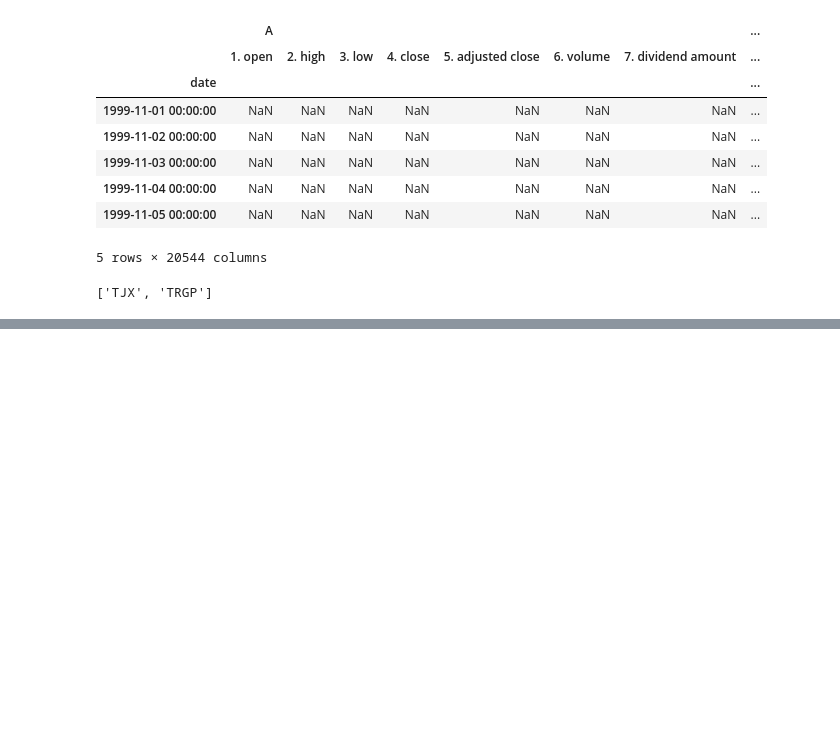
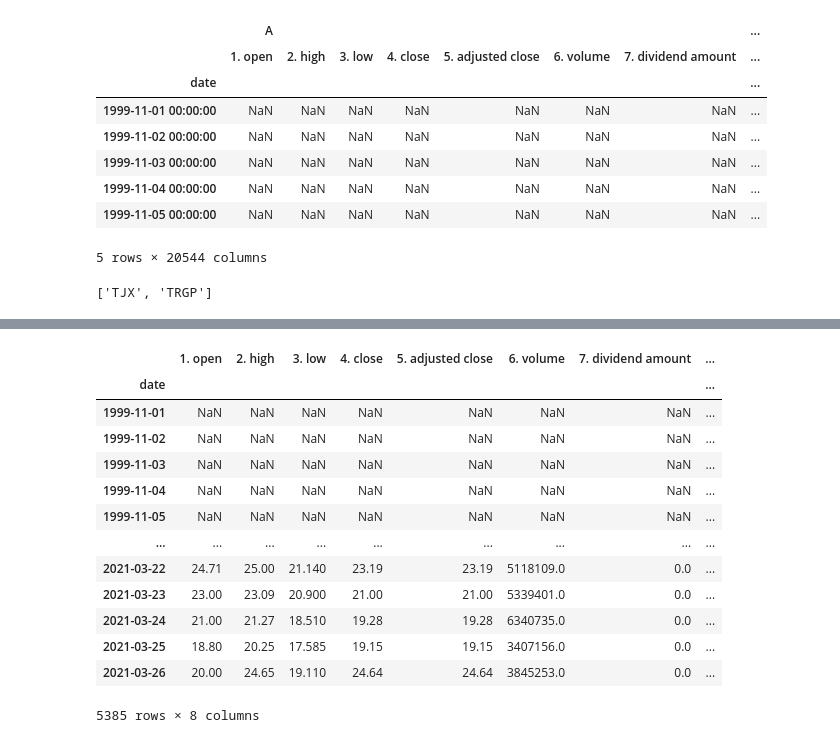
Before and after one commit to Maltanno/Capstone_project, a Jupyter notebook: Data Acquisition.ipynb, the cells around one changed output, grey strips where cells are left out. Saved outputs shown, nothing was run; the diff lists cells and outputs as text; code cells hidden in the pictures; blank space fills up the shorter version.

```diff
--- a/Data Acquisition.ipynb
+++ b/Data Acquisition.ipynb
@@ -111,7 +111,7 @@ syms[syms.Symbol == lastsym]
 |  | Symbol |
 | 2323 | TRGP |
 # %%
-for sym in syms.Symbol[2323:2577]:
+for sym in syms.Symbol[0:500]:
     try:
         d = ts.get_daily_adjusted(sym, outputsize='full')
         data.append(d)
@@ -204,0 +301,17 @@ errors2
+# %%
+ddf.TUYA
+# %% [output]
+|  | 1. open | 2. high | 3. low | 4. close | 5. adjusted close | 6. volume | 7. dividend amount | ... |
+| date |  |  |  |  |  |  |  | ... |
+| 1999-11-01 | NaN | NaN | NaN | NaN | NaN | NaN | NaN | ... |
+| 1999-11-02 | NaN | NaN | NaN | NaN | NaN | NaN | NaN | ... |
+| 1999-11-03 | NaN | NaN | NaN | NaN | NaN | NaN | NaN | ... |
+| 1999-11-04 | NaN | NaN | NaN | NaN | NaN | NaN | NaN | ... |
+| 1999-11-05 | NaN | NaN | NaN | NaN | NaN | NaN | NaN | ... |
+| ... | ... | ... | ... | ... | ... | ... | ... | ... |
+| 2021-03-22 | 24.71 | 25.00 | 21.140 | 23.19 | 23.19 | 5118109.0 | 0.0 | ... |
+| 2021-03-23 | 23.00 | 23.09 | 20.900 | 21.00 | 21.00 | 5339401.0 | 0.0 | ... |
+| 2021-03-24 | 21.00 | 21.27 | 18.510 | 19.28 | 19.28 | 6340735.0 | 0.0 | ... |
+| 2021-03-25 | 18.80 | 20.25 | 17.585 | 19.15 | 19.15 | 3407156.0 | 0.0 | ... |
+| 2021-03-26 | 20.00 | 24.65 | 19.110 | 24.64 | 24.64 | 3845253.0 | 0.0 | ... |
+5385 rows × 8 columns
```
Also changed, not shown: parts of 16 cells of this notebook, 4 other files.
